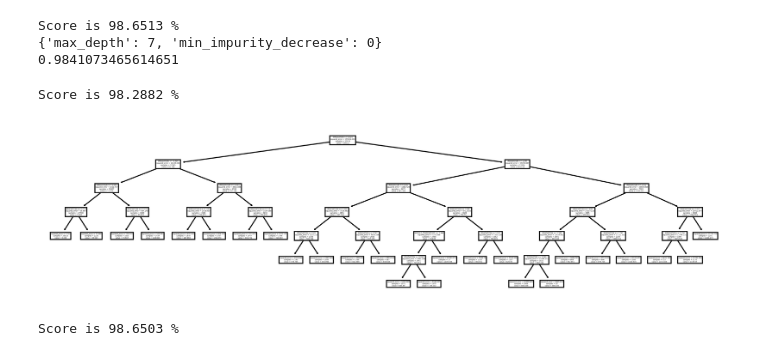
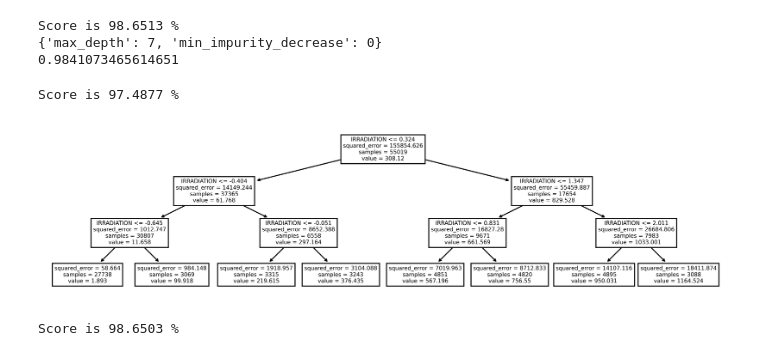
Before and after one commit to Enginedeer/AML_project, a Jupyter notebook: andi_AML.ipynb, the cells around one changed output. Cells and saved outputs as stored; diff of their text form; code cells hidden in the pictures.

```diff
--- a/andi_AML.ipynb
+++ b/andi_AML.ipynb
@@ -442,17 +442,18 @@ Score is 98.6513 %
 {'max_depth': 7, 'min_impurity_decrease': 0}
 0.9841073465614651
 # %%
-dtr = DecisionTreeRegressor(min_impurity_decrease=15, max_depth=6,  random_state=42)
+# dtr = DecisionTreeRegressor(min_impurity_decrease=15, max_depth=6,  random_state=42)
+dtr = DecisionTreeRegressor(min_impurity_decrease=15, max_depth=3,  random_state=42)
 dtr.fit(X_train,y_train)
 
 dtr_score = dtr.score(X_test, y_test)
 print(f"Score is {dtr_score*100:.4f} %")
 
 plt.figure(figsize=(12, 3), dpi=600)
 tree_dot = plot_tree(dtr, feature_names=feature_names)
 # %% [output]
-Score is 98.2882 %
+Score is 97.4877 %
-[figure, old version]
+[figure, new version]
 # %%
 # Change later. Copied directly from Kaggle, just to see results, and see whether I get  close to the same result
 # Can change more settings for decision tree / random forest
```
Also changed, not shown: parts of 4 cells of this notebook, 1 other file.
